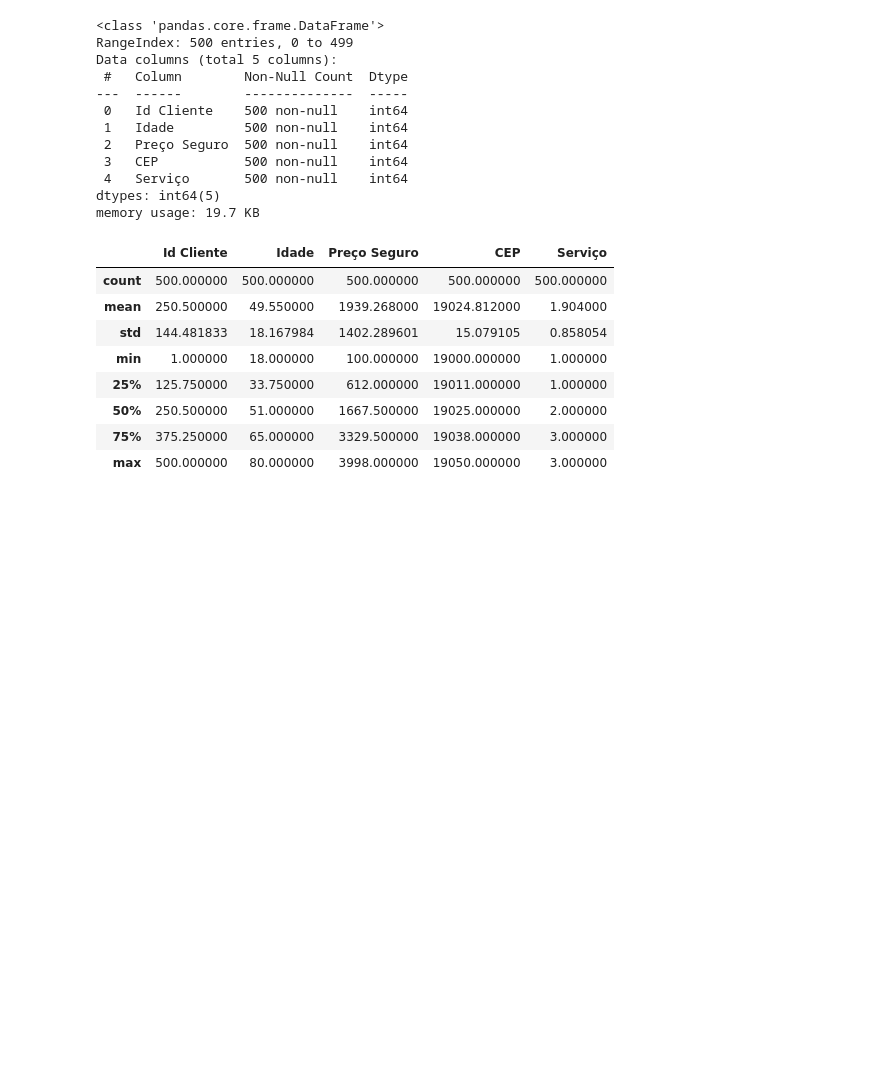
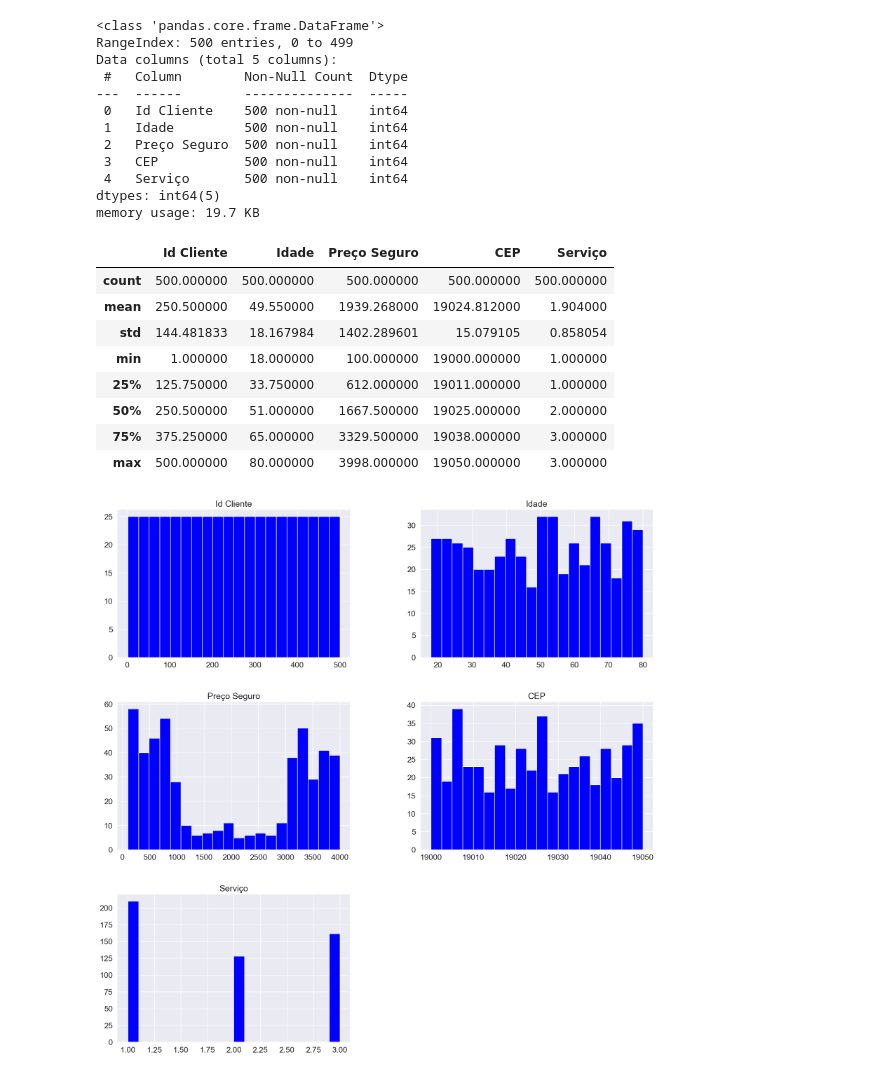
Before and after one commit to Velozo23/ml_random_forest, a Jupyter notebook: ml_rdf_seguradora.ipynb, the cells around one changed output. Saved outputs shown, nothing was run; the diff lists cells and outputs as text; code cells hidden in the pictures; blank space fills up the shorter version.

```diff
--- a/ml_rdf_seguradora.ipynb
+++ b/ml_rdf_seguradora.ipynb
@@ -49,3 +49,9 @@ base_seguro.describe()
 | 50% | 250.500000 | 51.000000 | 1667.500000 | 19025.000000 | 2.000000 |
 | 75% | 375.250000 | 65.000000 | 3329.500000 | 19038.000000 | 3.000000 |
 | max | 500.000000 | 80.000000 | 3998.000000 | 19050.000000 | 3.000000 |
+# %%
+#Histograma para analisar os dados
+sns.set_theme( font_scale=1.5, rc={ 'figure.figsize': (20,20) } )
+eixo = base_seguro.hist( bins=20, color='blue')
+# %% [output]
+[figure, added]
```
Also changed, not shown: parts of 3 cells of this notebook.
